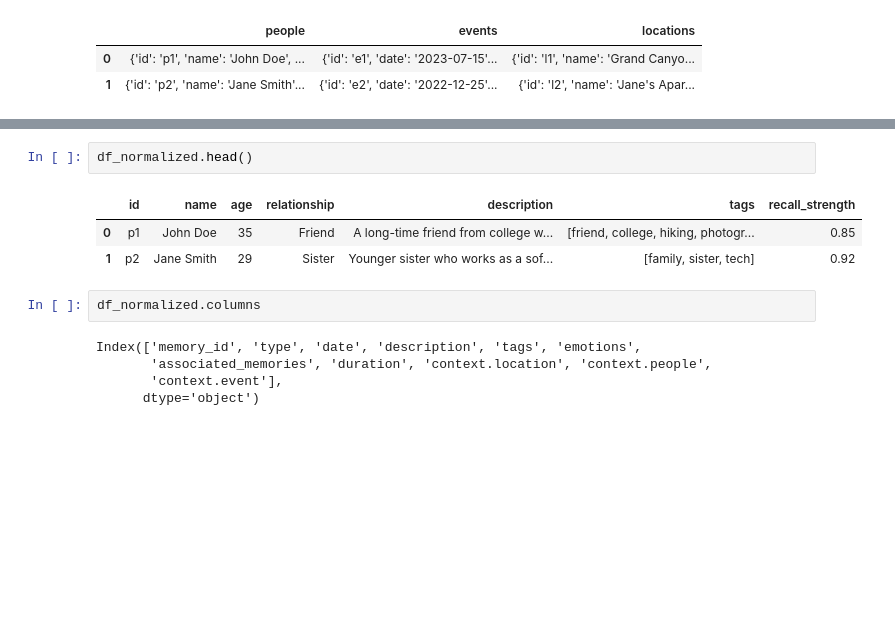
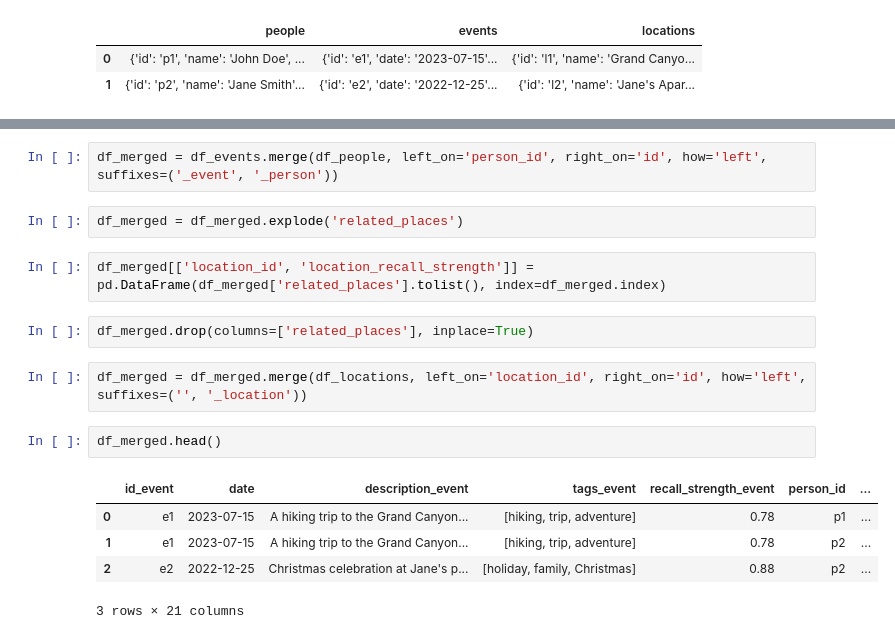
Before and after one commit to kanepickrell/memory-bridge, a Jupyter notebook: memory_bridge.ipynb, the cells around one changed output, grey strips where cells are left out. Saved outputs shown, nothing was run; the diff lists cells and outputs as text; blank space fills up the shorter version.

```diff
--- a/memory_bridge.ipynb
+++ b/memory_bridge.ipynb
@@ -41,13 +49,18 @@ df_normalized = pd.json_normalize(df['people'])
+# %%
+df_merged = df_events.merge(df_people, left_on='person_id', right_on='id', how='left', suffixes=('_event', '_person'))
+# %%
+df_merged = df_merged.explode('related_places')
+# %%
+df_merged[['location_id', 'location_recall_strength']] = pd.DataFrame(df_merged['related_places'].tolist(), index=df_merged.index)
+# %%
+df_merged.drop(columns=['related_places'], inplace=True)
+# %%
+df_merged = df_merged.merge(df_locations, left_on='location_id', right_on='id', how='left', suffixes=('', '_location'))
 # %%
-df_normalized.head()
+df_merged.head()
 # %% [output]
-|  | id | name | age | relationship | description | tags | recall_strength |
-| 0 | p1 | John Doe | 35 | Friend | A long-time friend from college w... | [friend, college, hiking, photogr... | 0.85 |
-| 1 | p2 | Jane Smith | 29 | Sister | Younger sister who works as a sof... | [family, sister, tech] | 0.92 |
+|  | id_event | date | description_event | tags_event | recall_strength_event | person_id | ... |
+| 0 | e1 | 2023-07-15 | A hiking trip to the Grand Canyon... | [hiking, trip, adventure] | 0.78 | p1 | ... |
+| 1 | e1 | 2023-07-15 | A hiking trip to the Grand Canyon... | [hiking, trip, adventure] | 0.78 | p2 | ... |
+| 2 | e2 | 2022-12-25 | Christmas celebration at Jane's p... | [holiday, family, Christmas] | 0.88 | p2 | ... |
+3 rows × 21 columns
-# %%
-df_normalized.columns
-# %% [output]
-Index(['memory_id', 'type', 'date', 'description', 'tags', 'emotions',
-       'associated_memories', 'duration', 'context.location', 'context.people',
-       'context.event'],
-      dtype='object')
```
Also changed, not shown: parts of 9 cells of this notebook.
